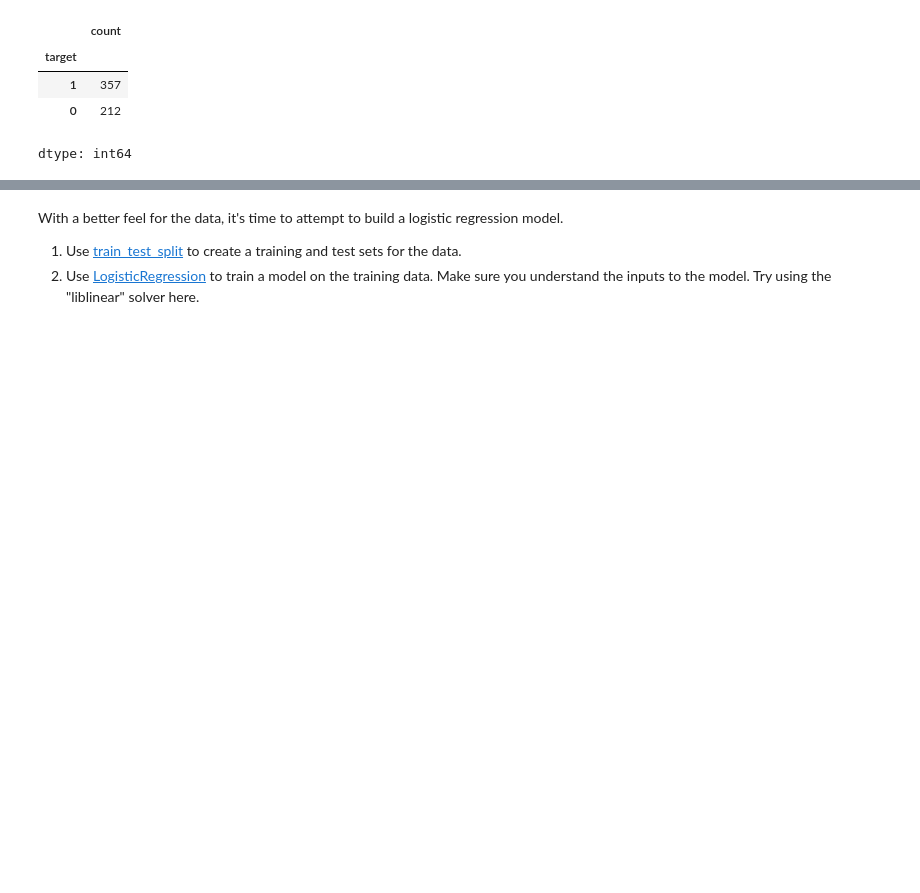
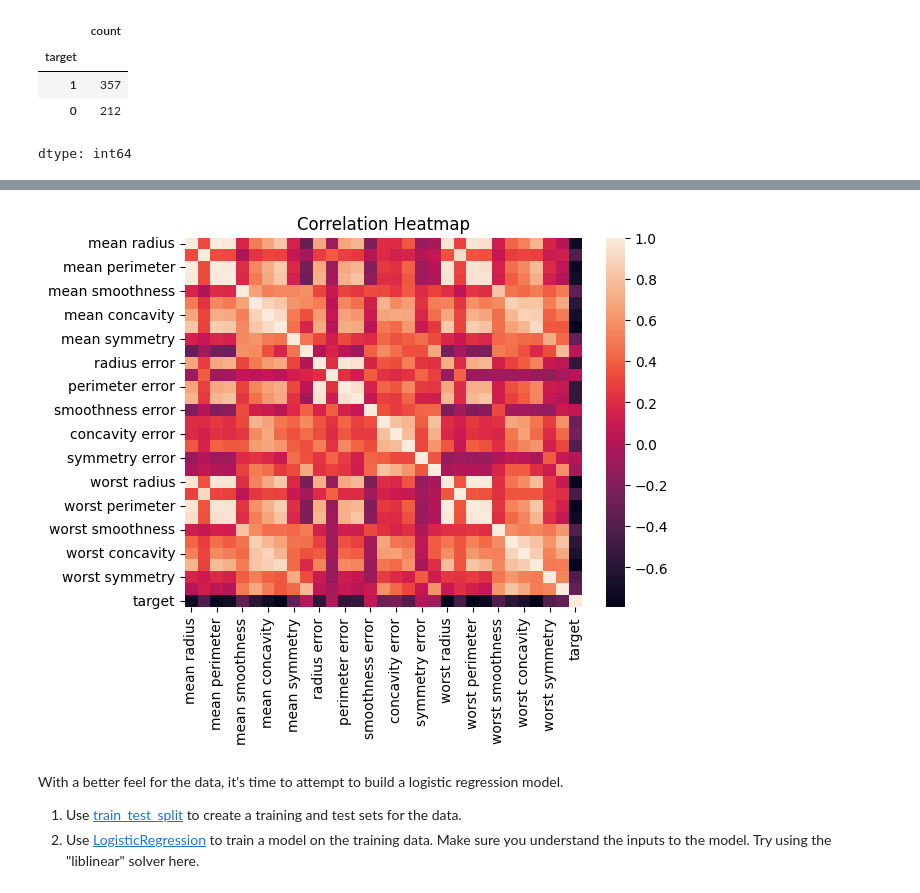
Before and after one commit to ShiyuXie0116/AR-Warehouse-Vision, a Jupyter notebook: Student_MLE_MiniProject_Logistic_Regression.ipynb, the cells around one changed output, grey strips where cells are left out. Saved outputs shown, nothing was run; the diff lists cells and outputs as text; code cells hidden in the pictures; blank space fills up the shorter version.

```diff
--- a/Student_MLE_MiniProject_Logistic_Regression.ipynb
+++ b/Student_MLE_MiniProject_Logistic_Regression.ipynb
@@ -92,5 +108,10 @@ dtype: int64
 # %%
 # Create a correlation coefficeint heatmap
+sns.heatmap(df.corr())
+plt.title('Correlation Heatmap')
+plt.show()
+# %% [output]
+[figure, added]
 # %%
 # Create a boxplot for mean radius by target type
 # %% [markdown]
```
Also changed, not shown: parts of 2 cells of this notebook.
